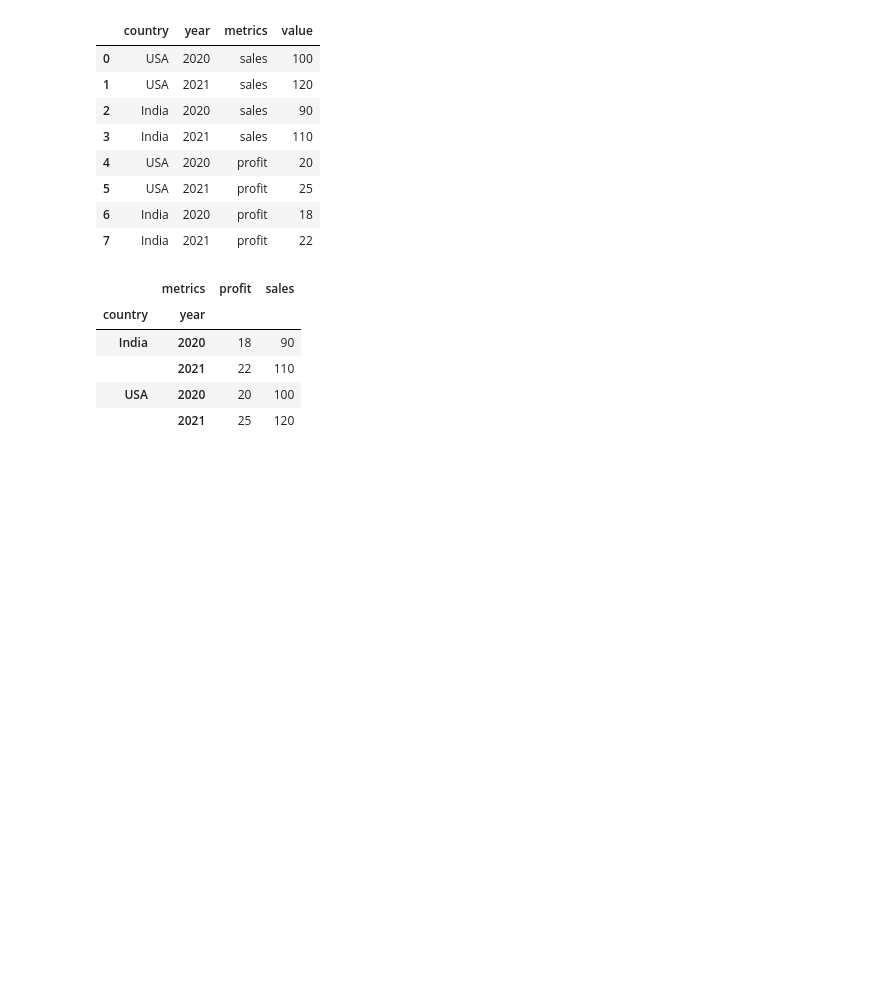
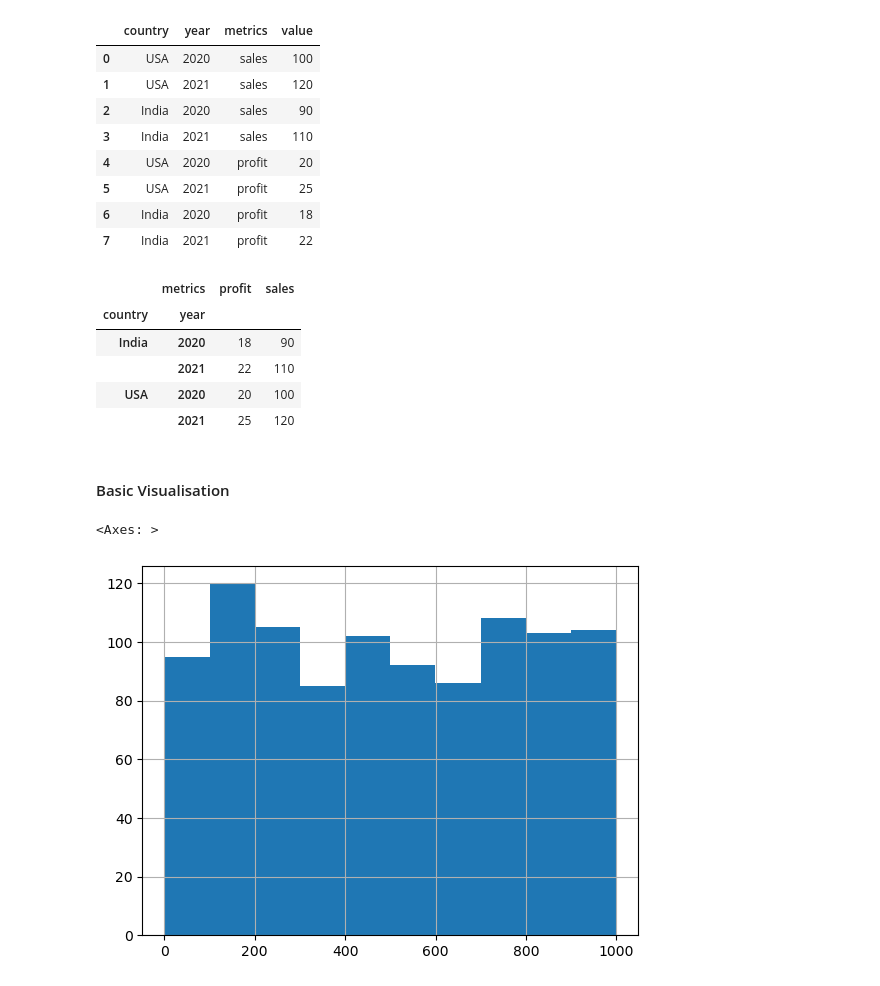
Before and after one commit to OMPRAKASH261/Prime-AI_ML_DS, a Jupyter notebook: Pandas/pandas_tutorial.ipynb, the cells around one changed output. Saved outputs shown, nothing was run; the diff lists cells and outputs as text; code cells hidden in the pictures; blank space fills up the shorter version.

Commit message:
Basic Visualization

```diff
--- a/Pandas/pandas_tutorial.ipynb
+++ b/Pandas/pandas_tutorial.ipynb
@@ -1234,3 +1234,11 @@ original
 |  | 2021 | 22 | 110 |
 | USA | 2020 | 20 | 100 |
 |  | 2021 | 25 | 120 |
+# %% [markdown]
+#### Basic Visualisation
+# %%
+df = pd.read_csv("offers-1000.csv")
+df["stock"].hist()
+# %% [output]
+<Axes: >
+[figure, added]
```
Also changed, not shown: parts of 2 cells of this notebook.
